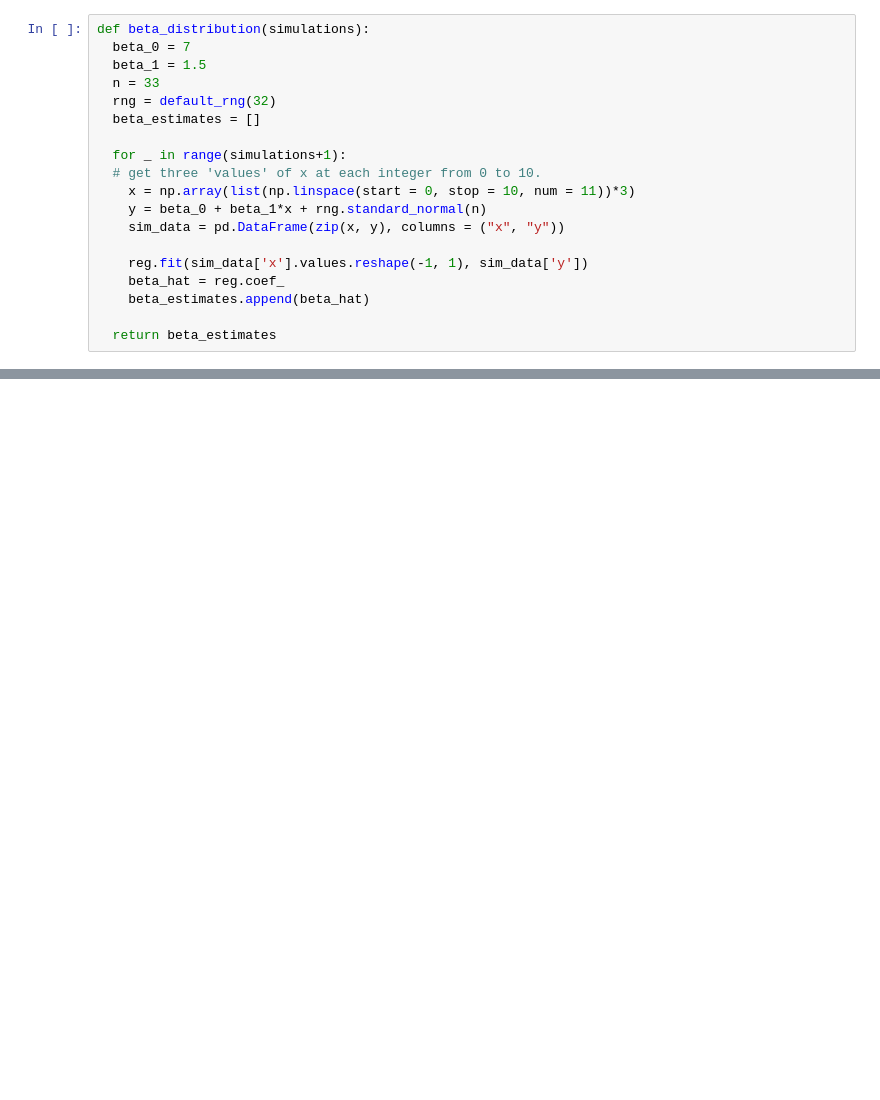
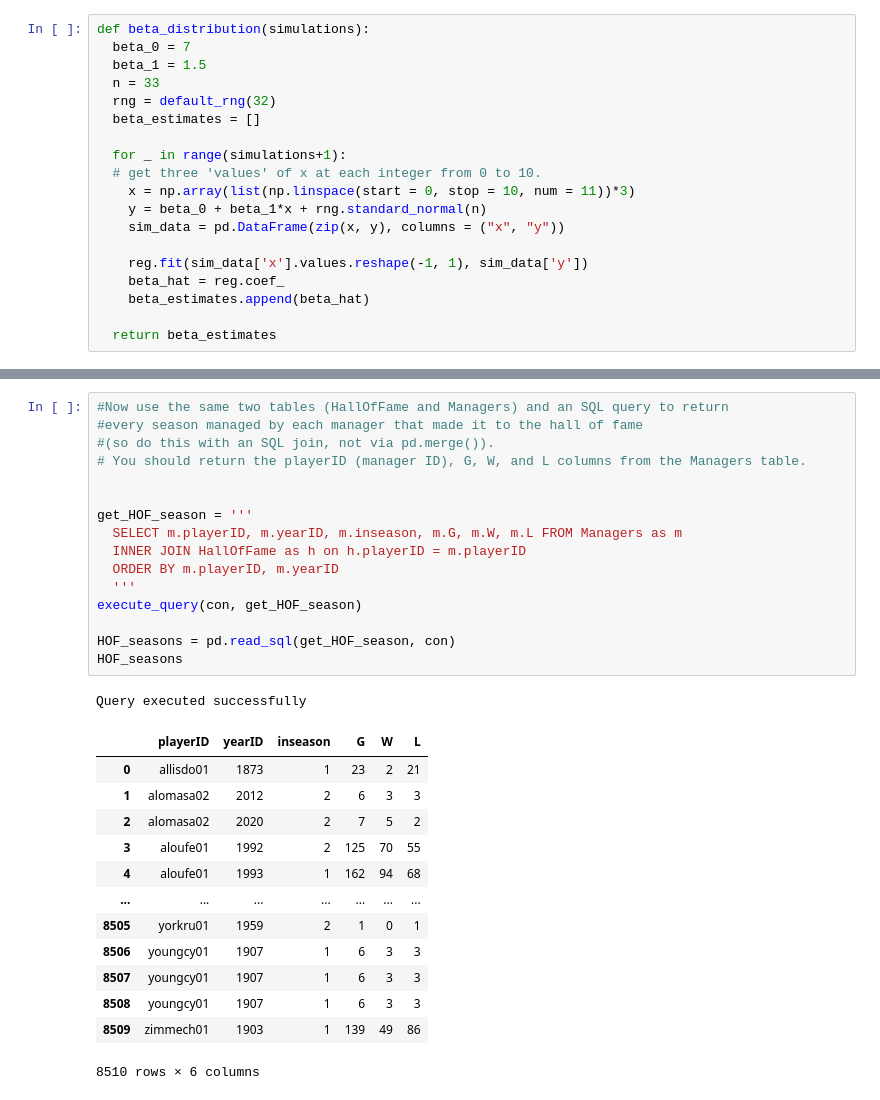
Before and after one commit to ewarren38/HW5_WarrenE, a Jupyter notebook: HW5_WarrenE.ipynb, the cells around one changed output, grey strips where cells are left out. Saved outputs shown, nothing was run; the diff lists cells and outputs as text; blank space fills up the shorter version.

```diff
--- a/HW5_WarrenE.ipynb
+++ b/HW5_WarrenE.ipynb
@@ -102,0 +235,31 @@ beta_est.plot.hist()
+# %%
+#Now use the same two tables (HallOfFame and Managers) and an SQL query to return
+#every season managed by each manager that made it to the hall of fame
+#(so do this with an SQL join, not via pd.merge()).
+# You should return the playerID (manager ID), G, W, and L columns from the Managers table.
+
+
+get_HOF_season = '''
+  SELECT m.playerID, m.yearID, m.inseason, m.G, m.W, m.L FROM Managers as m
+  INNER JOIN HallOfFame as h on h.playerID = m.playerID
+  ORDER BY m.playerID, m.yearID
+  '''
+execute_query(con, get_HOF_season)
+
+HOF_seasons = pd.read_sql(get_HOF_season, con)
+HOF_seasons
+# %% [output]
+Query executed successfully
+|  | playerID | yearID | inseason | G | W | L |
+| 0 | allisdo01 | 1873 | 1 | 23 | 2 | 21 |
+| 1 | alomasa02 | 2012 | 2 | 6 | 3 | 3 |
+| 2 | alomasa02 | 2020 | 2 | 7 | 5 | 2 |
+| 3 | aloufe01 | 1992 | 2 | 125 | 70 | 55 |
+| 4 | aloufe01 | 1993 | 1 | 162 | 94 | 68 |
+| ... | ... | ... | ... | ... | ... | ... |
+| 8505 | yorkru01 | 1959 | 2 | 1 | 0 | 1 |
+| 8506 | youngcy01 | 1907 | 1 | 6 | 3 | 3 |
+| 8507 | youngcy01 | 1907 | 1 | 6 | 3 | 3 |
+| 8508 | youngcy01 | 1907 | 1 | 6 | 3 | 3 |
+| 8509 | zimmech01 | 1903 | 1 | 139 | 49 | 86 |
+8510 rows × 6 columns
```
Also changed, not shown: parts of 12 cells of this notebook.
